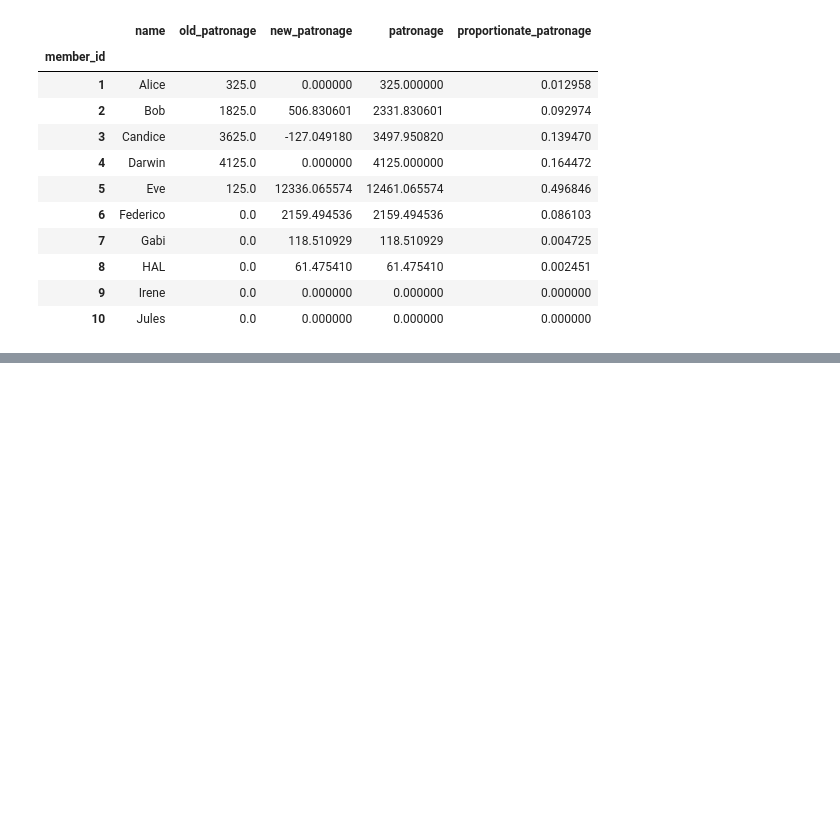
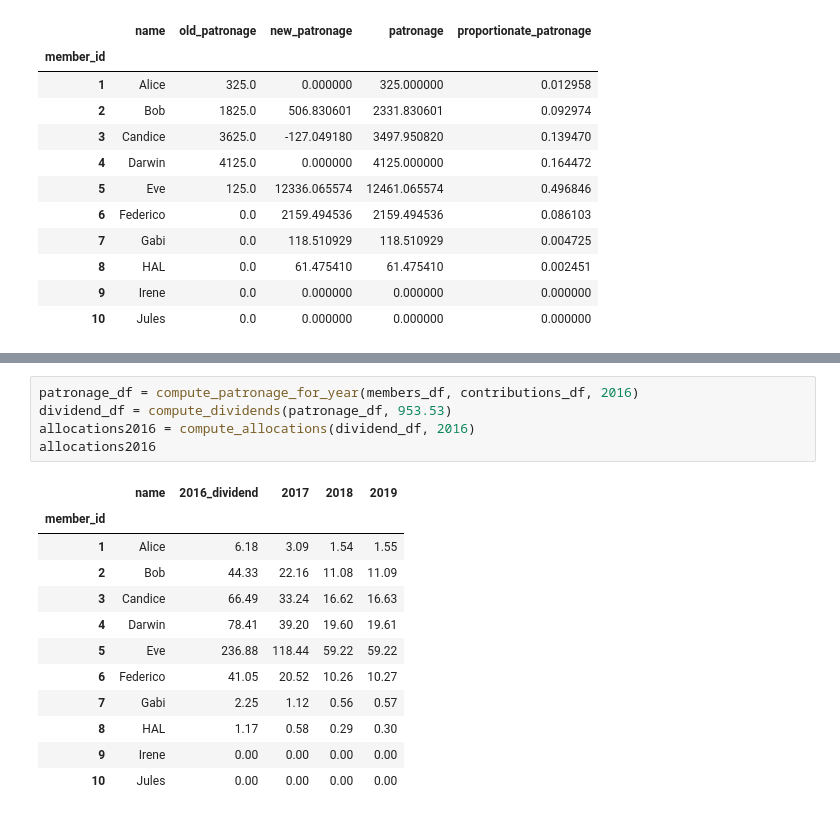
Before and after one commit to NathanielBlairStahn/sscofi, a Jupyter notebook: 05_sscofi_notices.ipynb, the cells around one changed output, grey strips where cells are left out. Drawn from its saved outputs; the diff is of its cells as text; blank space fills up the shorter version.

```diff
--- a/05_sscofi_payouts.ipynb
+++ b/05_sscofi_notices.ipynb
@@ -477,0 +505,18 @@ compute_patronage_for_year(members_df, contributions_df, 2016)
+# %%
+patronage_df = compute_patronage_for_year(members_df, contributions_df, 2016)
+dividend_df = compute_dividends(patronage_df, 953.53)
+allocations2016 = compute_allocations(dividend_df, 2016)
+allocations2016
+# %% [output]
+|  | name | 2016_dividend | 2017 | 2018 | 2019 |
+| member_id |  |  |  |  |  |
+| 1 | Alice | 6.18 | 3.09 | 1.54 | 1.55 |
+| 2 | Bob | 44.33 | 22.16 | 11.08 | 11.09 |
+| 3 | Candice | 66.49 | 33.24 | 16.62 | 16.63 |
+| 4 | Darwin | 78.41 | 39.20 | 19.60 | 19.61 |
+| 5 | Eve | 236.88 | 118.44 | 59.22 | 59.22 |
+| 6 | Federico | 41.05 | 20.52 | 10.26 | 10.27 |
+| 7 | Gabi | 2.25 | 1.12 | 0.56 | 0.57 |
+| 8 | HAL | 1.17 | 0.58 | 0.29 | 0.30 |
+| 9 | Irene | 0.00 | 0.00 | 0.00 | 0.00 |
+| 10 | Jules | 0.00 | 0.00 | 0.00 | 0.00 |
```
Also changed, not shown: parts of 16 cells of this notebook.
